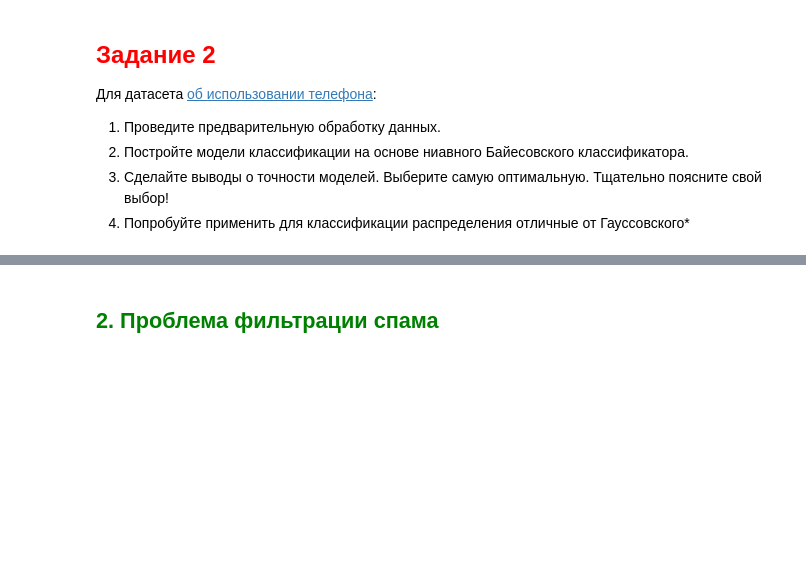
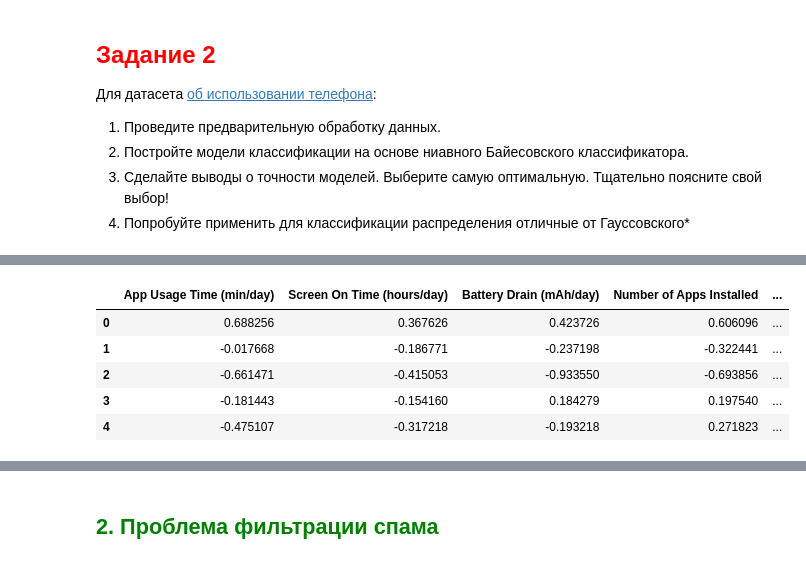
Before and after one commit to Dragoh54/MachineLearning-Labs, a Jupyter notebook: lab8/2024_ML_LR8_MACS.ipynb, the cells around one changed output, grey strips where cells are left out. Saved outputs shown, nothing was run; the diff lists cells and outputs as text; code cells hidden in the pictures; blank space fills up the shorter version.

```diff
--- a/lab8/2024_ML_LR8_MACS.ipynb
+++ b/lab8/2024_ML_LR8_MACS.ipynb
@@ -200,3 +200,22 @@ print(f"Точность на тестовой выборке: {test_accuracy}")
 2. Постройте модели классификации на основе ниавного Байесовского классификатора.
 3. Сделайте выводы о точности моделей. Выберите самую оптимальную. Тщательно поясните свой выбор!
 4. Попробуйте применить для классификации распределения отличные от Гауссовского*
+# %%
+def scale_data(data, column):
+    scaler = StandardScaler()
+    data[column] = scaler.fit_transform(data[column].values.reshape(-1, 1)).flatten()
+    return data
+
+def remove_outliers_by_zscore(data, column):
+    cr_mean = np.nanmean(data[column].values)
+    cr_std = np.nanstd(data[column].values)
+
+    data['Zscore_' + column] = (data[column] - cr_mean) / cr_std
+
+    z_3 = (3 * cr_std) + cr_mean
+    z_minus3 = cr_mean - (3 * cr_std)
+
+    data.loc[data['Zscore_' + column] > 3, column] = z_3
+    data.loc[data['Zscore_' + column] < -3, column] = z_minus3
+
+    return data
@@ -202,0 +248,23 @@ print(f"Точность на тестовой выборке: {test_accuracy}")
+# %%
+data = scale_data(data, "App Usage Time (min/day)")
+data = scale_data(data, "Screen On Time (hours/day)")
+data = scale_data(data, "Battery Drain (mAh/day)")
+data = scale_data(data, "Number of Apps Installed")
+data = scale_data(data, "Data Usage (MB/day)")
+data = scale_data(data, "Age")
+
+data = remove_outliers_by_zscore(data, "App Usage Time (min/day)")
+data = remove_outliers_by_zscore(data, "Screen On Time (hours/day)")
+data = remove_outliers_by_zscore(data, "Battery Drain (mAh/day)")
+data = remove_outliers_by_zscore(data, "Number of Apps Installed")
+data = remove_outliers_by_zscore(data, "Data Usage (MB/day)")
+data = remove_outliers_by_zscore(data, "Age")
+# %%
+data.head()
+# %% [output]
+|  | App Usage Time (min/day) | Screen On Time (hours/day) | Battery Drain (mAh/day) | Number of Apps Installed | ... |
+| 0 | 0.688256 | 0.367626 | 0.423726 | 0.606096 | ... |
+| 1 | -0.017668 | -0.186771 | -0.237198 | -0.322441 | ... |
+| 2 | -0.661471 | -0.415053 | -0.933550 | -0.693856 | ... |
+| 3 | -0.181443 | -0.154160 | 0.184279 | 0.197540 | ... |
+| 4 | -0.475107 | -0.317218 | -0.193218 | 0.271823 | ... |
```
Also changed, not shown: parts of 6 cells of this notebook, 1 other file.
